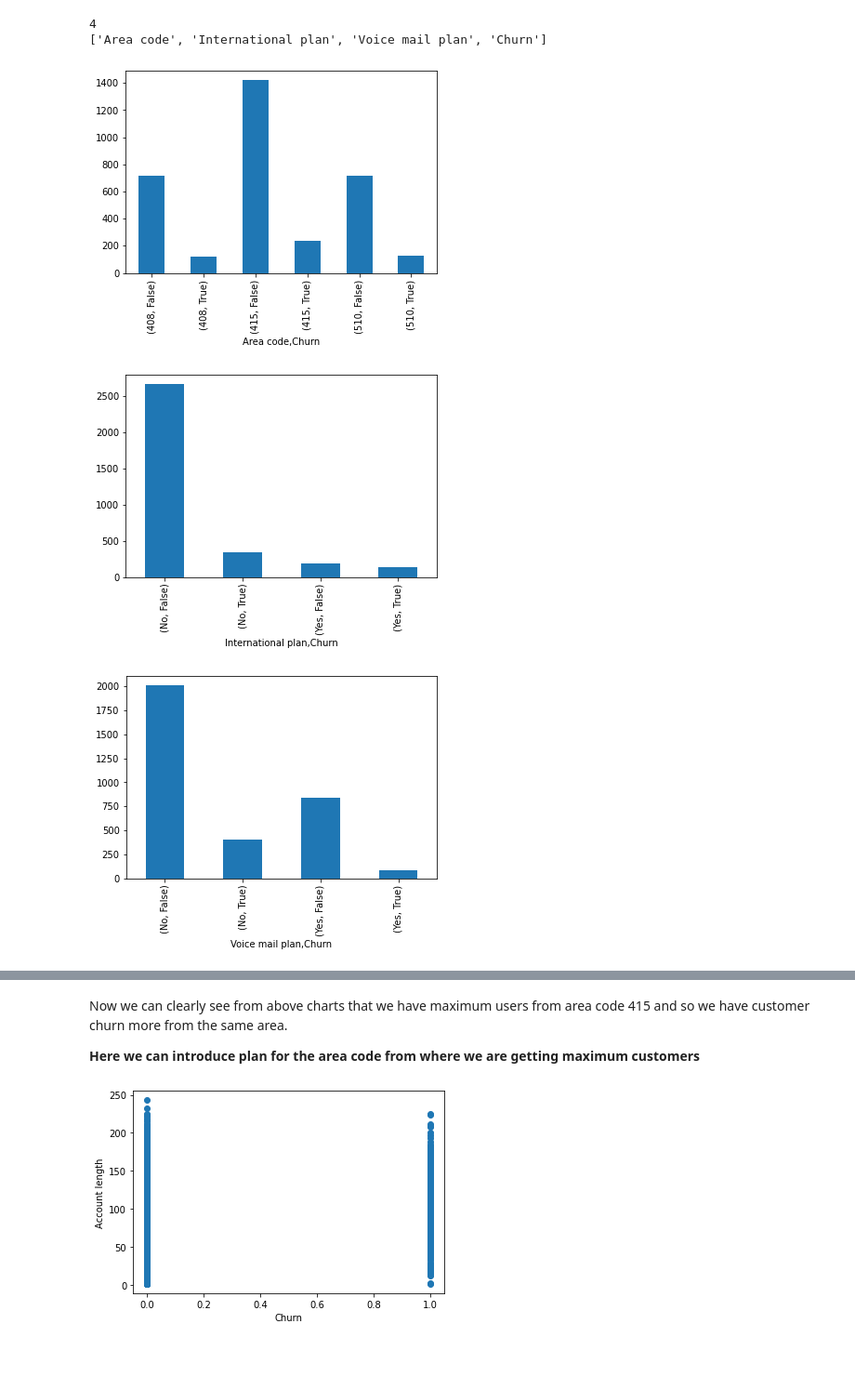
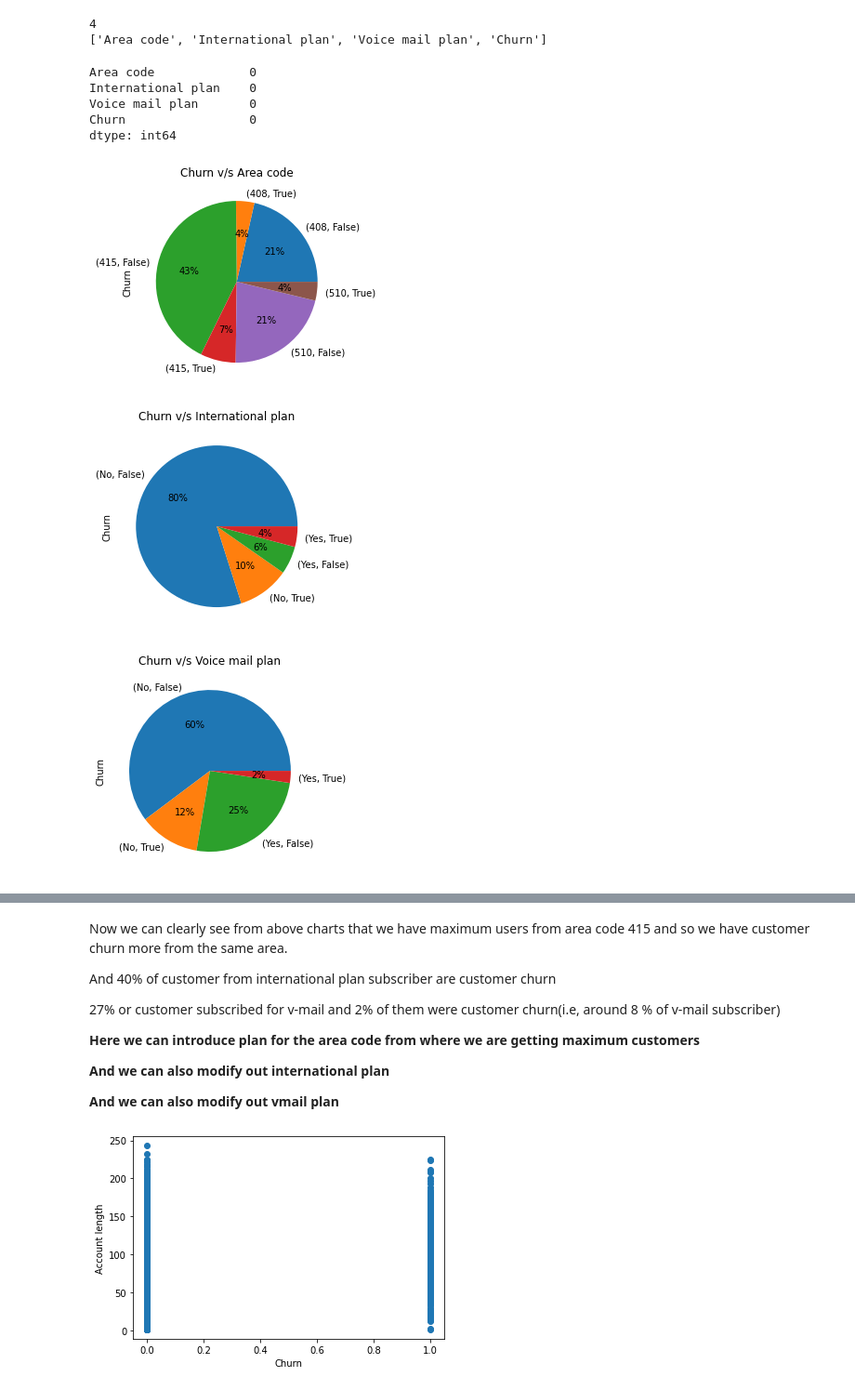
Before and after one commit to AditiAgrawal1/Telecom_Churn_Analysis, a Jupyter notebook: Copy_of_Telecom_Churn_Analysis_Capstone_Project.ipynb, the cells around one changed output, grey strips where cells are left out. Shown at 93% size. Cells and saved outputs as stored; diff of their text form; code cells hidden in the pictures; blank space fills up the shorter version.

```diff
--- a/Copy_of_Telecom_Churn_Analysis_Capstone_Project.ipynb
+++ b/Copy_of_Telecom_Churn_Analysis_Capstone_Project.ipynb
@@ -222,12 +253,21 @@ print(catagorial_feature)
 # %% [output]
 4
 ['Area code', 'International plan', 'Voice mail plan', 'Churn']
+# %%
+df[catagorial_feature].isnull().sum()
+# %% [output]
+Area code             0
+International plan    0
+Voice mail plan       0
+Churn                 0
+dtype: int64
 # %%
 for feature in catagorial_feature:
   dataset=df.copy()
-  dataset.groupby(feature)['Churn'].value_counts().plot(kind='bar', y=[feature,'Churn'])
+  dataset.groupby(feature)['Churn'].value_counts().plot(kind='pie', autopct='%1.0f%%')
+  plt.title('Churn'+' v/s '+feature)
   plt.show()
 # %% [output]
-[figure, old version]
+[figure, new version]
-[figure, old version]
+[figure, new version]
-[figure, old version]
+[figure, new version]
@@ -235,7 +275,16 @@ for feature in catagorial_feature:
 # %% [markdown]
 Now we can clearly see from above charts that we have maximum users from area code 415 and so we have customer churn more from the same area.
 
+
+And 40% of customer from international plan subscriber are customer churn
+
+27% or customer subscribed for v-mail and 2% of them were customer churn(i.e, around 8 % of v-mail subscriber)
+
 **Here we can introduce plan for the area code from where we are getting maximum customers**
+
+**And we can also modify out international plan**
+
+**And we can also modify out vmail plan**
 # %%
 for feature in numerical_feature:
   dataset=df.copy()
```
Also changed, not shown: parts of 15 cells of this notebook.
